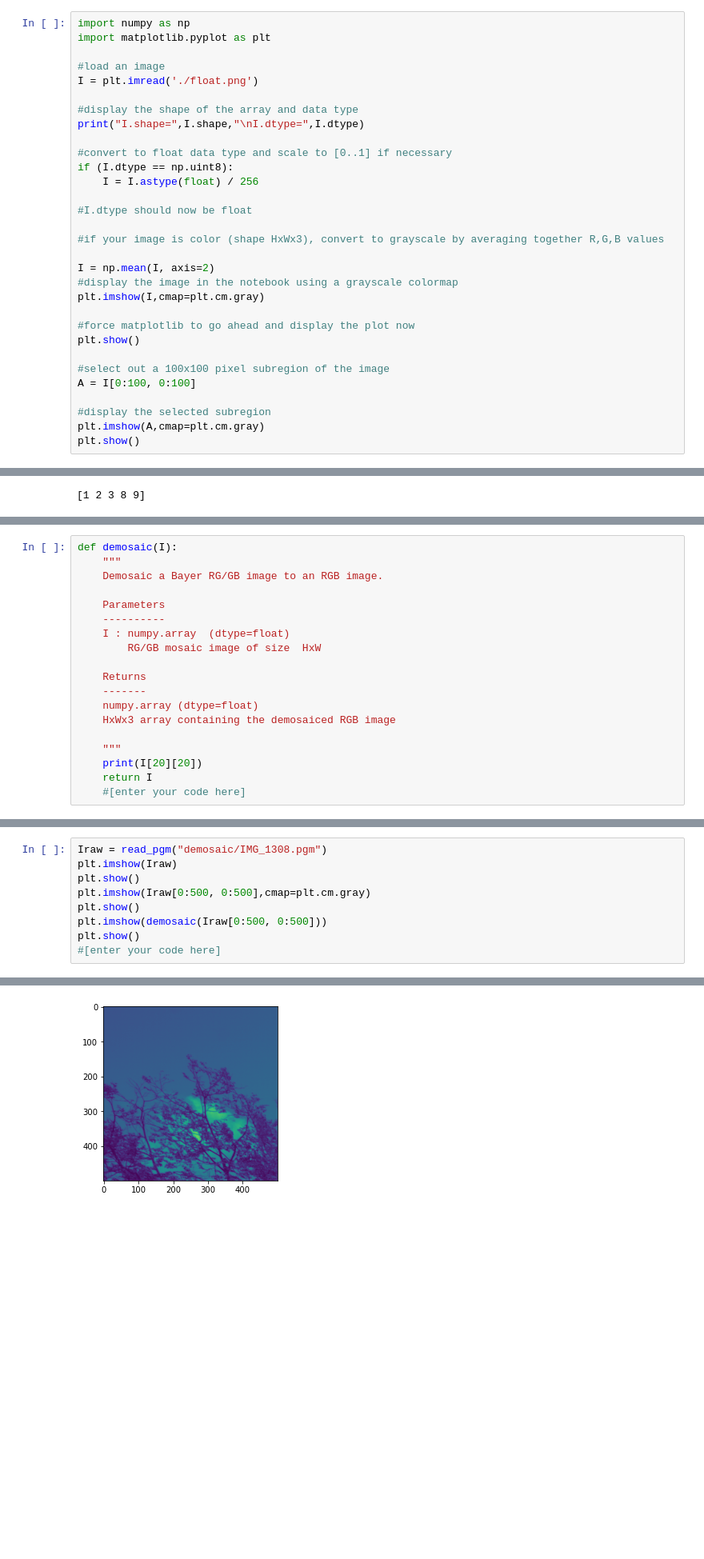
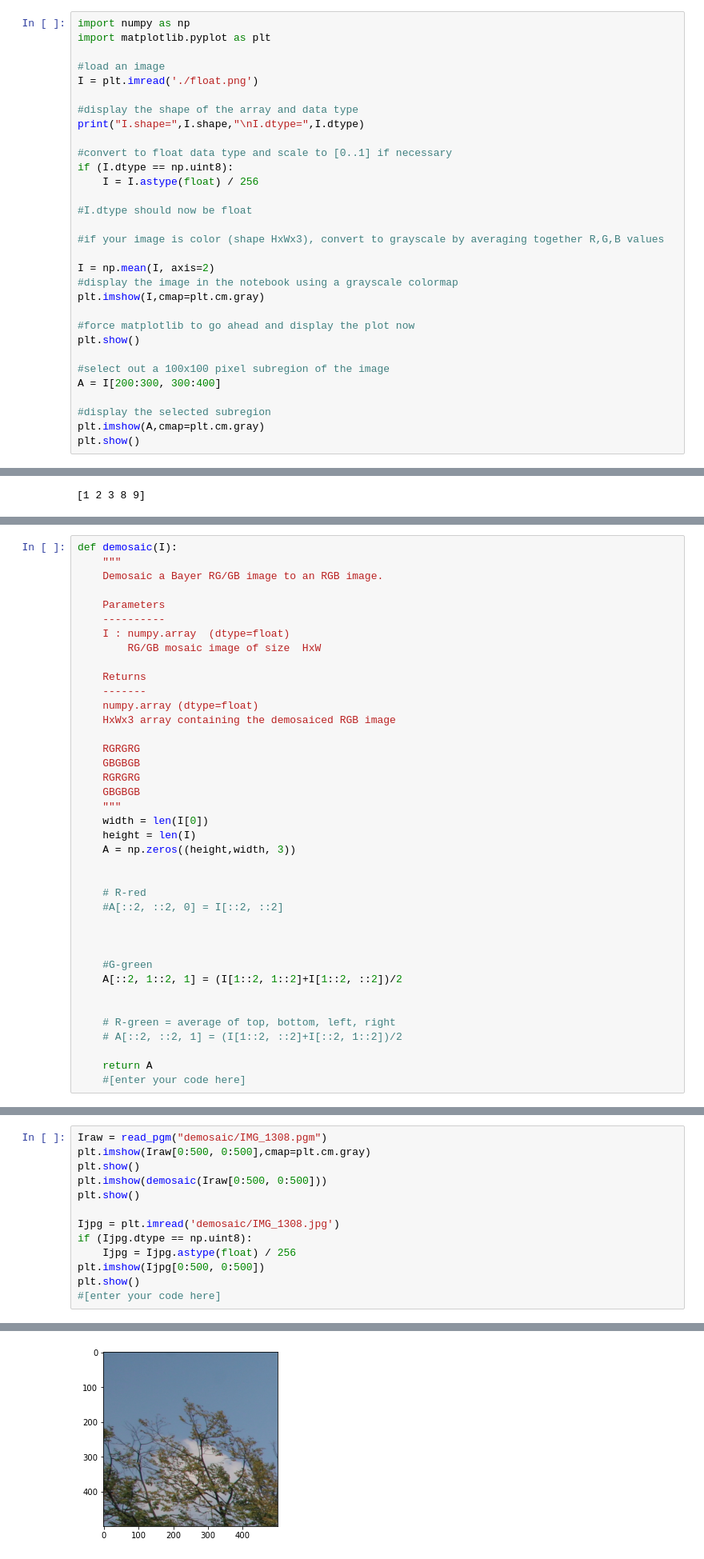
Before and after one commit to binoy-d/cs116-projects, a Jupyter notebook: assignment-1/1_demosaic.ipynb, the cells around one changed output, grey strips where cells are left out. Shown at 80% size. Cells and saved outputs as stored; diff of their text form; blank space fills up the shorter version.

Commit message:
demosaic

```diff
--- a/assignment-1/1_demosaic.ipynb
+++ b/assignment-1/1_demosaic.ipynb
@@ -120,7 +120,7 @@ plt.imshow(I,cmap=plt.cm.gray)
 plt.show()
 
 #select out a 100x100 pixel subregion of the image
-A = I[0:100, 0:100]
+A = I[200:300, 300:400]
 
 #display the selected subregion
 plt.imshow(A,cmap=plt.cm.gray)
@@ -406,9 +405,29 @@ def demosaic(I):
     numpy.array (dtype=float)
     HxWx3 array containing the demosaiced RGB image
 
+    RGRGRG
+    GBGBGB
+    RGRGRG
+    GBGBGB
     """
-    print(I[20][20])
-    return I
+    width = len(I[0])
+    height = len(I)
+    A = np.zeros((height,width, 3))
+
+
+    # R-red
+    #A[::2, ::2, 0] = I[::2, ::2]
+
+
+
+    #G-green
+    A[::2, 1::2, 1] = (I[1::2, 1::2]+I[1::2, ::2])/2
+
+
+    # R-green = average of top, bottom, left, right
+    # A[::2, ::2, 1] = (I[1::2, ::2]+I[::2, 1::2])/2
+
+    return A
     #[enter your code here]
 # %% [markdown]
 ***
@@ -419,11 +438,15 @@ Write code and comments below that demonstrate the results of your demosaic func
 You should display: (a) the original raw image with a grayscale colormap, (b) the resulting RGB image after demosaicing, (c) the corresponding part of the provided JPG file from the camera
 # %%
 Iraw = read_pgm("demosaic/IMG_1308.pgm")
-plt.imshow(Iraw)
-plt.show()
 plt.imshow(Iraw[0:500, 0:500],cmap=plt.cm.gray)
 plt.show()
 plt.imshow(demosaic(Iraw[0:500, 0:500]))
 plt.show()
+
+Ijpg = plt.imread('demosaic/IMG_1308.jpg')
+if (Ijpg.dtype == np.uint8):
+    Ijpg = Ijpg.astype(float) / 256
+plt.imshow(Ijpg[0:500, 0:500])
+plt.show()
 #[enter your code here]
 # %% [output]
@@ -433,4 +455,4 @@ plt.show()
-[figure, old version]
+[figure, new version]
 # %% [markdown]
 ***
 **[3.3]**
```
Also changed, not shown: parts of 7 cells of this notebook.
